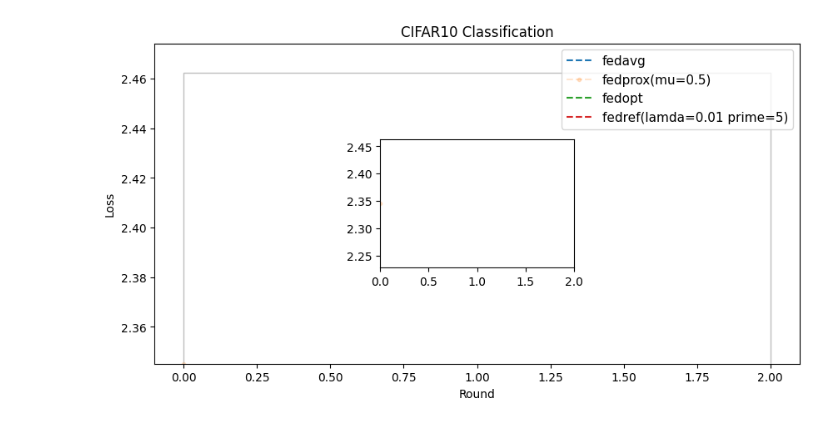
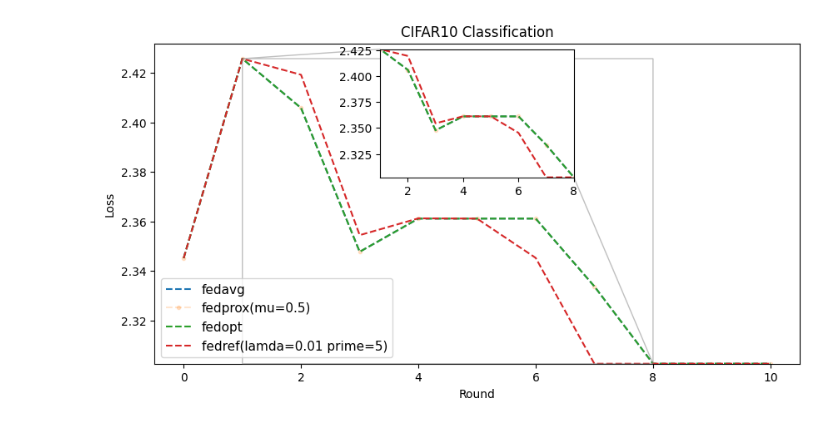
Before and after one commit to TaehwanY98/Fed-Ref, a Jupyter notebook: CIFAR10.ipynb, the cells around one changed output. Drawn from its saved outputs; the diff is of its cells as text; code cells hidden in the pictures.

```diff
--- a/CIFAR10.ipynb
+++ b/CIFAR10.ipynb
@@ -35,7 +35,7 @@ def ploting(fedavg, fedprox, fedref, title="MNIST Classification", zoom_min = 20
     x_zoom_max = zoom_max
 
     # inset 축 생성
-    axins = inset_axes(ax, width="30%", height="40%", loc='center')
+    axins = inset_axes(ax, width="30%", height="40%", loc='upper center')
     axins.plot(fedavg["loss"], color =tableau_colors[0], label = "fedavg", marker="", alpha=1, linestyle="--")
     axins.plot(fedprox["loss"], color =tableau_colors[1], label = "fedprox", linestyle="--", marker= ".", alpha=0.2)
     for i,l in enumerate(fedref):
@@ -52,7 +52,7 @@ def ploting(fedavg, fedprox, fedref, title="MNIST Classification", zoom_min = 20
 
     # 확대된 영역 표시선 연결
     ax.indicate_inset_zoom(axins)
-    ax.legend(fontsize=11, loc="upper right")
+    ax.legend(fontsize=11, loc="lower left")
 
     minimum = [fedavg["loss"].min(), fedprox["loss"].min()] + [ s["loss"].min() for s in fedref]
     minimum = min(minimum)
@@ -62,25 +62,25 @@ def ploting(fedavg, fedprox, fedref, title="MNIST Classification", zoom_min = 20
 # %%
 # fedavg2 = pd.read_csv("Result/fedavg/FedAvg_cifar10.csv")
 # fedprox2 = pd.read_csv("Result/fedprox/FedProx_cifar10.csv")
 # fedopt = pd.read_csv(("Result/fedopt/FedAvg_cifar10.csv"))
 # fedref1 = pd.read_csv("Result/fedref/FedRef_cifar10_lda09_p5.csv")
 # fedref2 = pd.read_csv("Result/fedref/FedRef_cifar10_lda00_p5.csv")
 # fedref3 = pd.read_csv("Result/fedref/FedRef_cifar10_lda01_p5.csv")
 # fedref4 = pd.read_csv("Result/fedref/FedRef_cifar10_lda01_p2.csv")
 # ploting(fedavg2, fedprox2, ({"loss":fedopt["loss"], "label": "fedopt"},
 #                             {"loss":fedref1["loss"], "label":"fedref(lamda=0.9 prime=5)"},
 #                             {"loss":fedref2["loss"], "label": "fedref(lamda=0.01 prime=5)"},
 #                             {"loss":fedref3["loss"], "label": "fedref(lamda=0.1 prime=5)"},
 #                             {"loss":fedref4["loss"], "label":"fedref(lamda=0.1 prime=2)"},
 #                             ), zoom_min=70, zoom_max=100, title="CIFAR10 Classification")
 fedavg = pd.read_csv("Result/fedavg/FedAvg_cifar10.csv")
 fedprox = pd.read_csv("Result/fedavg/FedAvg_cifar10.csv")
 fedopt = pd.read_csv("Result/fedavg/FedAvg_cifar10.csv")
 # fedprox = pd.read_csv("Result/fedprox/FedProx_cifar10.csv")
 # fedopt = pd.read_csv(("Result/fedopt/FedOpt_cifar10.csv"))
 fedref2 = pd.read_csv("Result/fedref/FedRef_cifar10_lda0.1_p5.csv")
 
-ploting(fedavg, fedprox, ({"loss":fedopt["loss"], "label": "fedopt"},
-                          {"loss":fedref2["loss"], "label": "fedref(lamda=0.01 prime=5)"},), zoom_min=0, zoom_max=2, title="CIFAR10 Classification")
+ploting(fedavg[:11], fedprox[:11], ({"loss":fedopt["loss"][:11], "label": "fedopt"},
+                          {"loss":fedref2["loss"][:11], "label": "fedref(lamda=0.01 prime=5)"},), zoom_min=1, zoom_max=8, title="CIFAR10 Classification")
 # %% [output]
-[figure, old version]
+[figure, new version]
```
Also changed, not shown: 7 other files.
